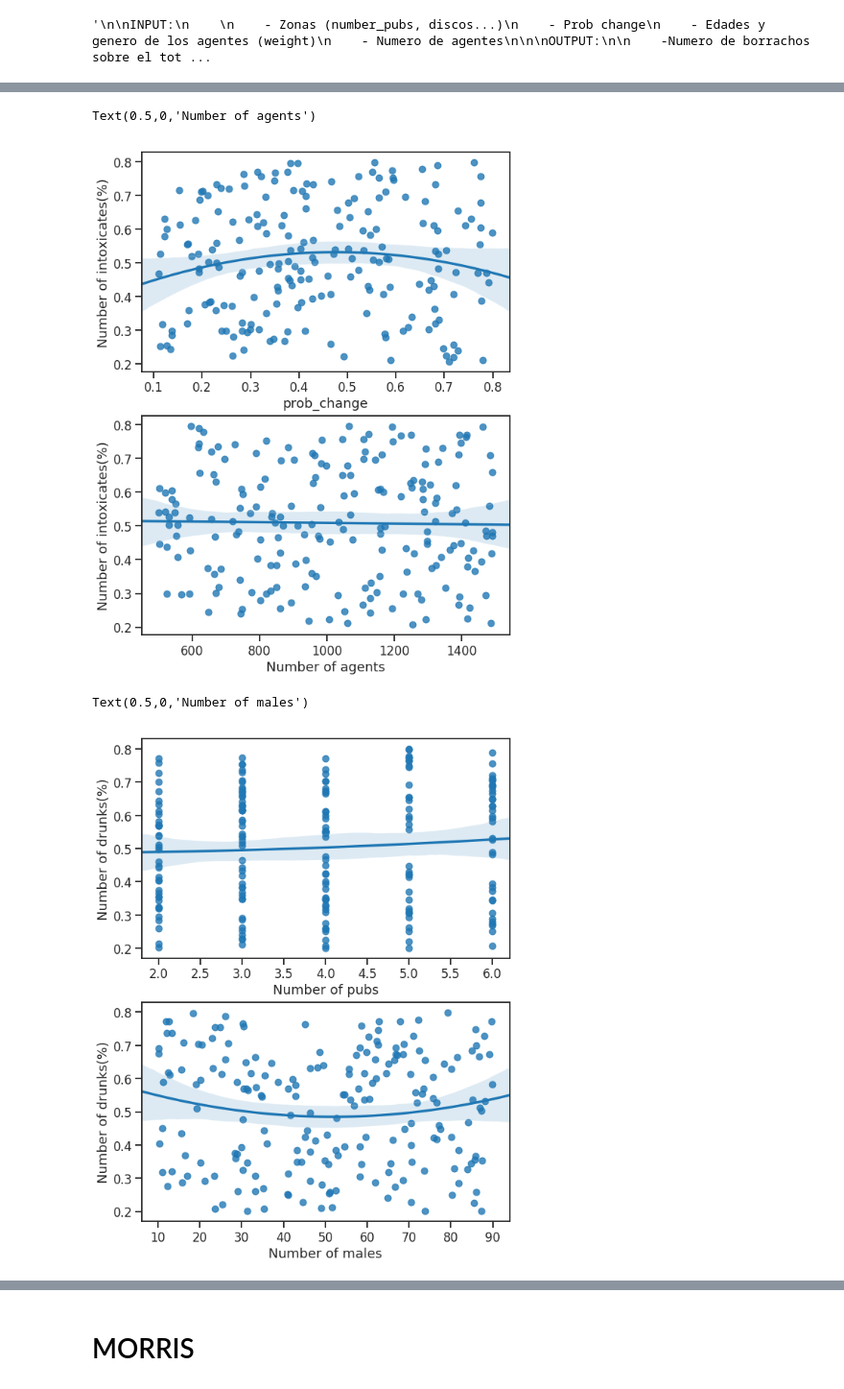
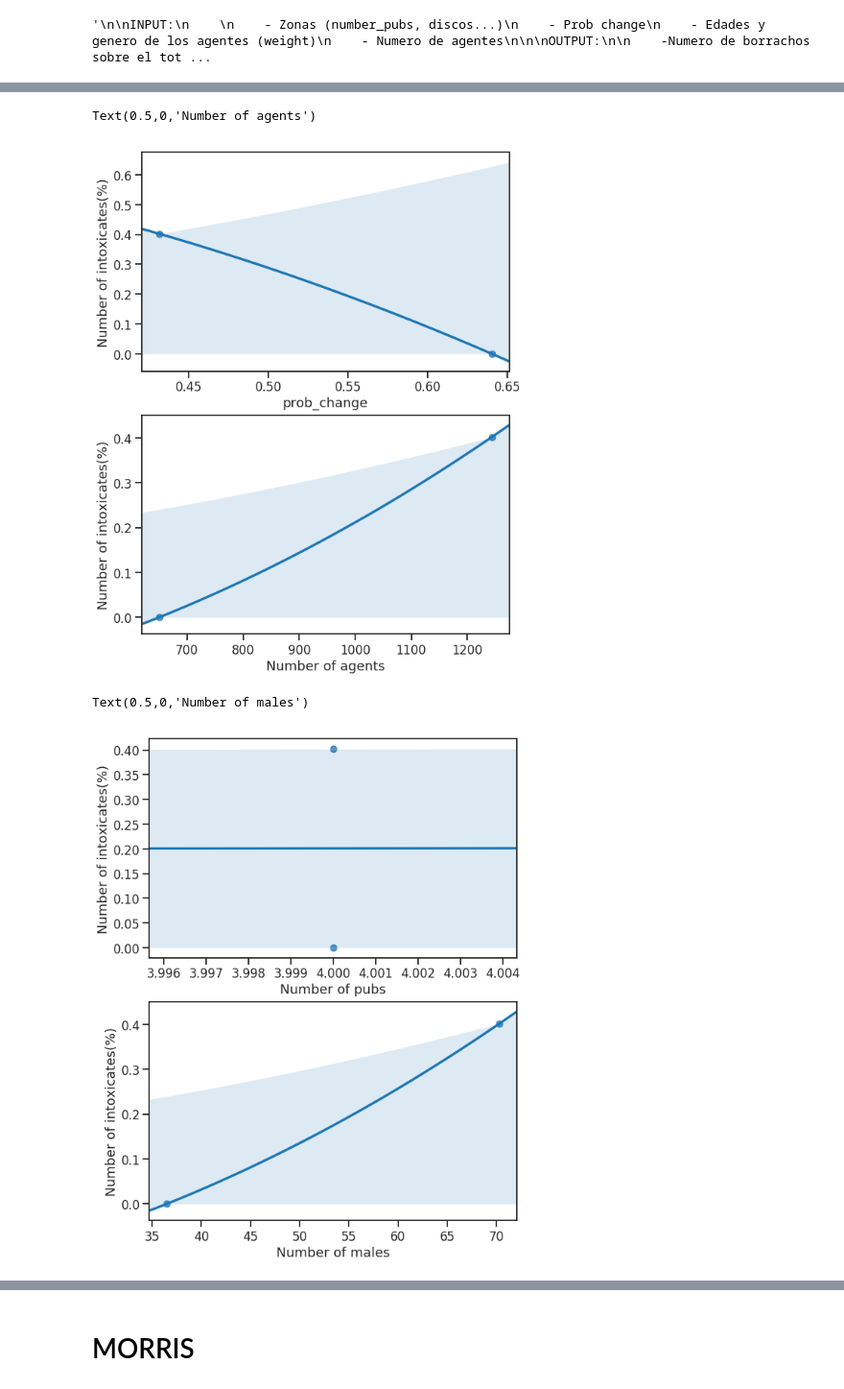
Before and after one commit to amujica/Pubcrawl, a Jupyter notebook: Análisis de sensibilidad.ipynb, the cells around one changed output, grey strips where cells are left out. Shown at 96% size. Cells and saved outputs as stored; diff of their text form; code cells hidden in the pictures.

```diff
--- a/Análisis de sensibilidad.ipynb
+++ b/Análisis de sensibilidad.ipynb
@@ -1414,14 +1451,14 @@ OUTPUT:
 # %% [output]
 '\n\nINPUT:\n    \n    - Zonas (number_pubs, discos...)\n    - Prob change\n    - Edades y genero de los agentes (weight)\n    - Numero de agentes\n\n\nOUTPUT:\n\n    -Numero de borrachos sobre el tot ...
 # %%
-number_sims = 200
+number_sims = 2
 
 prob_changes = np.random.uniform(0.1, 0.8, number_sims) # Asegurarse que en el modelo no se cambia en los estados
 num_agents = np.random.randint(500, 1500, number_sims)
 number_pubs = np.random.randint(2, 7, number_sims)
 weight_male = np.random.uniform(10, 90, number_sims)
 #weight_20 = np.random.uniform(10, 90, number_sims)
-#Añadir el resto de parámetros definidos en la celda anterior
-#Pensar en como hacer lo de weight de géneros y de edades
 
-data = np.array((prob_changes, num_agents))
+print(num_agents)
+data = np.array((prob_changes, num_agents, number_pubs,weight_male))
+int(data[1][0])
@@ -1461,12 +1535,12 @@ All simulations finished
 # %%
-#Esto es la función montecarlo
+
 num_drunks_all = []
 num_intoxicates_all = []
 num_fights_all = []
 
 for i in range(number_sims):
 
-    data = analysis.read_csv('soil_output/Malasana_SA_{}/Malasana_SA_{}_trial_0.csv'.format(i,i), keys=None, convert_types=False)
+    data = analysis.read_csv('soil_output/Malasana_oat_{}/Malasana_oat_{}_trial_0.csv'.format(i,i), keys=None, convert_types=False)
     data_drunk = data['drunk']
     data_fights = data['num_of_fights']
     data_intoxicates = data['intoxicated']
@@ -1482,7 +1556,7 @@ for i in range(number_sims):
 
 
 
-    num_drunks= (num_drunks/num_agents[i])*100
+    num_drunks= (num_drunks/data[1][i])*100
     num_drunks_all.append(num_drunks)
 
 
@@ -1495,7 +1569,7 @@ for i in range(number_sims):
                 num_fights+=1
                 break
 
-    num_fights= (num_fights/num_agents[i])*100
+    num_fights= (num_fights/data[1][i])*100
     num_fights_all.append(num_fights)
 
     #Intoxicates
@@ -1509,7 +1583,7 @@ for i in range(number_sims):
 
 
 
-    num_intoxicates= (num_intoxicates/num_agents[i])*100
+    num_intoxicates= (num_intoxicates/data[1][i])*100
     num_intoxicates_all.append(num_intoxicates)
 
     #Hacer lo mismo con num_intoxicates_all y num_fights_all
@@ -1520,7 +1590,7 @@ All simulations finished
 # %%
-num_drunks_all=np.random.uniform(0.2,0.8 , number_sims)
-num_fights_all=np.random.uniform(0.2,0.8 , number_sims)
-num_intoxicates_all=np.random.uniform(0.2,0.8 , number_sims)#Generado artificialemente, esto se hace dentro de la anterior función
+#num_drunks_all=np.random.uniform(0.2,0.8 , number_sims)
+#num_fights_all=np.random.uniform(0.2,0.8 , number_sims)
+#num_intoxicates_all=np.random.uniform(0.2,0.8 , number_sims)#Generado artificialemente, esto se hace dentro de la anterior función
 # %%
 #sbn.plt.rcParams["figure.figsize"] = (20,25)
 
@@ -1578,25 +1648,25 @@ plt.ylabel("Number of intoxicates(%)")
 plt.xlabel("Number of agents")
 # %% [output]
 Text(0.5,0,'Number of agents')
-[figure, old version]
+[figure, new version]
 # %%
 sbn.set_style('ticks')
 fig, ax = plt.subplots()
 fig.set_size_inches(8,10)
 fig.tight_layout()
 
 plt.subplot(211)
 sbn.regplot(x=number_pubs, y=num_intoxicates_all, scatter=True, order=2)
-plt.ylabel("Number of drunks(%)")
+plt.ylabel("Number of intoxicates(%)")
 plt.xlabel("Number of pubs")
 
 plt.subplot(212)
 sbn.regplot(x=weight_male, y=num_intoxicates_all, scatter=True, order=2)
-plt.ylabel("Number of drunks(%)")
+plt.ylabel("Number of intoxicates(%)")
 plt.xlabel("Number of males")
 # %% [output]
 Text(0.5,0,'Number of males')
-[figure, old version]
+[figure, new version]
 # %%
 sbn.set_style('ticks')
 fig, ax = plt.subplots()
```
Also changed, not shown: parts of 27 cells of this notebook, 27 other files.
